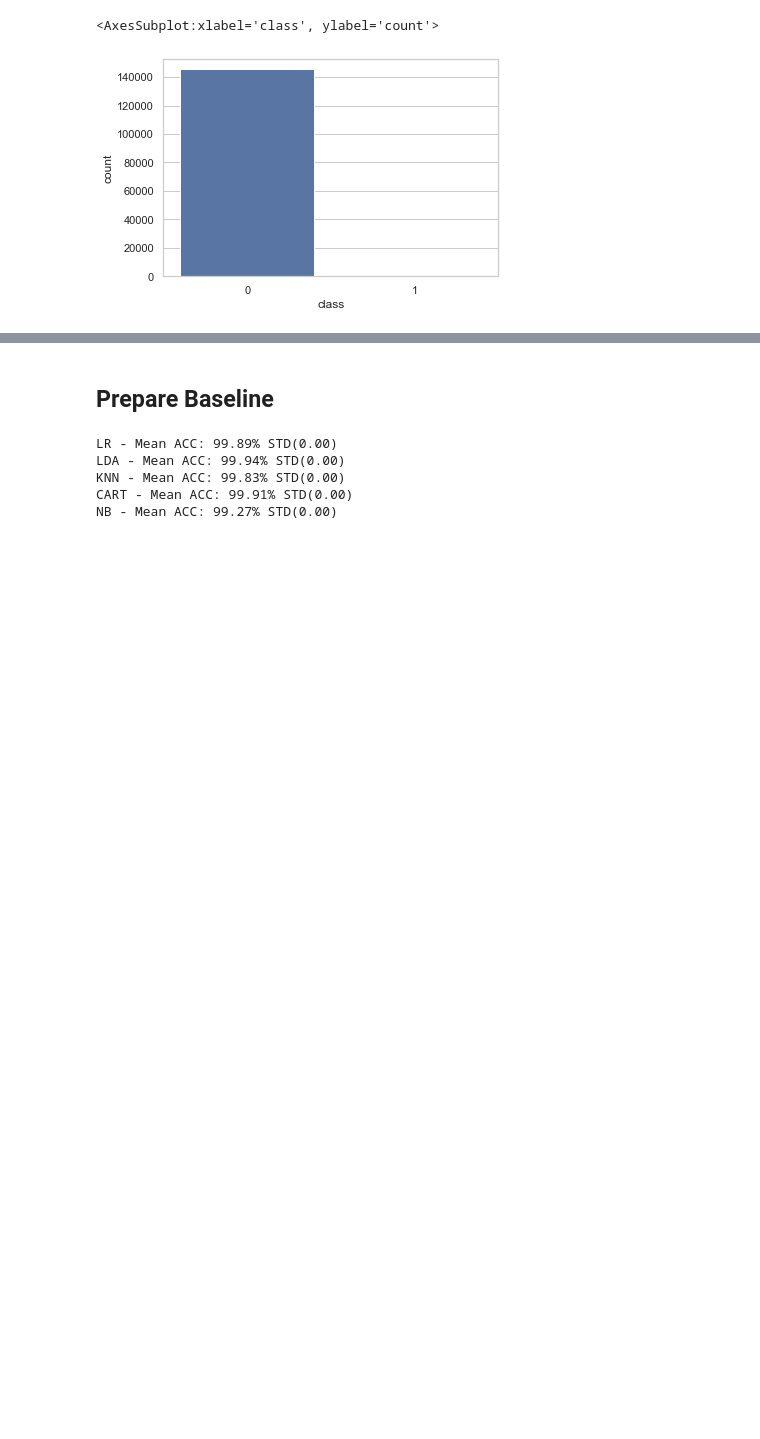
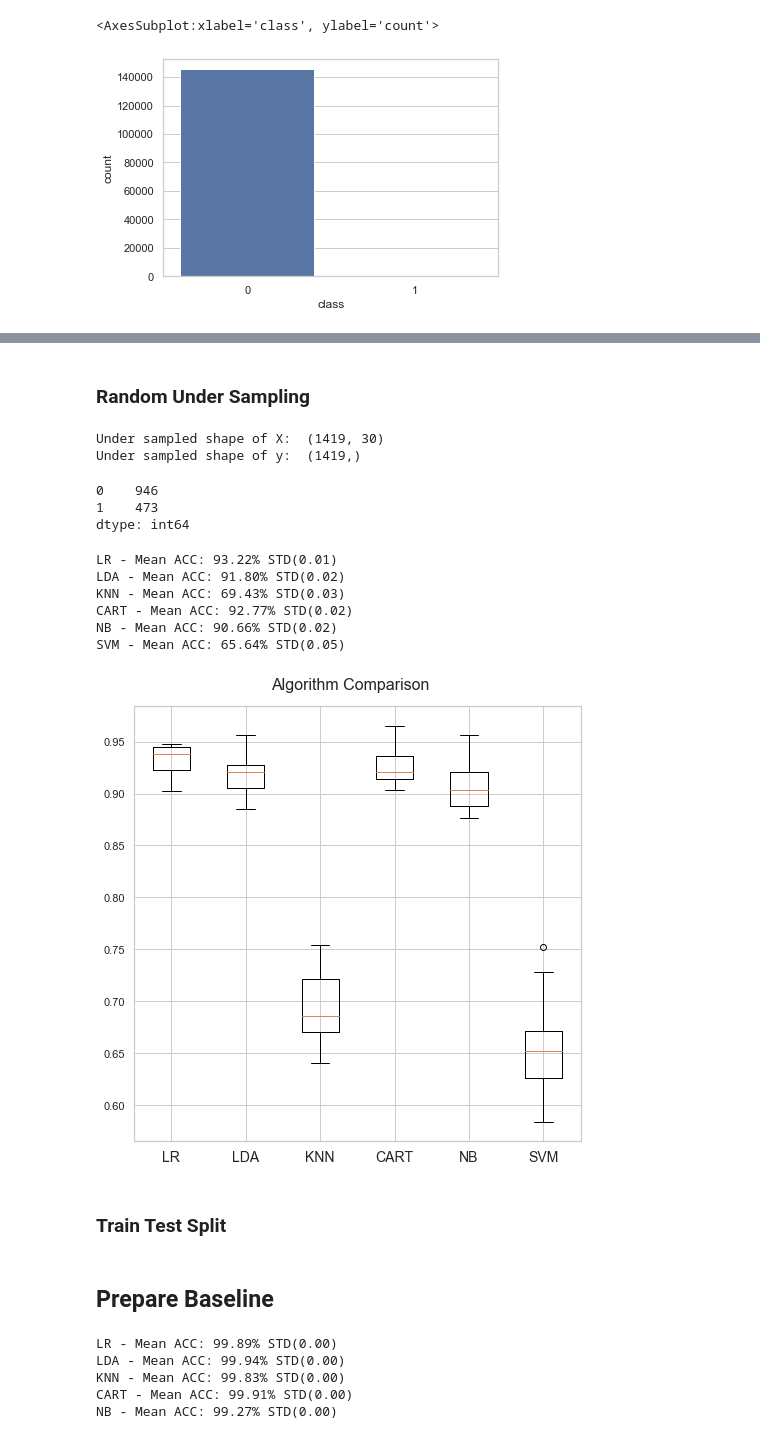
Before and after one commit to muscak/credit-card-fraud-detection, a Jupyter notebook: Credit Card Fraud Detection.ipynb, the cells around one changed output, grey strips where cells are left out. Cells and saved outputs as stored; diff of their text form; code cells hidden in the pictures; blank space fills up the shorter version.

```diff
--- a/Credit Card Fraud Detection.ipynb
+++ b/Credit Card Fraud Detection.ipynb
@@ -289,6 +300,40 @@ Name: class, dtype: int64
+# %% [markdown]
+### Random Under Sampling
 # %%
 x = df.drop('class', axis = 1)
-y = df['class']
+y = df['class'].values
+# %%
+from imblearn.under_sampling import RandomUnderSampler
+
+# Number of the items in the minority class will be 50% of the majority class
+under_sampler = RandomUnderSampler(sampling_strategy=0.5)
+x_under, y_under = under_sampler.fit_resample(x, y)
+print('Under sampled shape of X: ', x_under.shape)
+print('Under sampled shape of y: ', y_under.shape)
+# %% [output]
+Under sampled shape of X:  (1419, 30)
+Under sampled shape of y:  (1419,)
+# %%
+# Check the ratio of classes after undersampling
+pd.DataFrame(y_under).value_counts()
+# %% [output]
+0    946
+1    473
+dtype: int64
+# %%
+x_under_train, x_under_test, y_under_train, y_under_test = train_test_split(x_under, y_under, test_size=0.2, random_state=seed)
+# %%
+evaluate_algorithms(x_under_train, y_under_train)
+# %% [output]
+LR - Mean ACC: 93.22% STD(0.01)
+LDA - Mean ACC: 91.80% STD(0.02)
+KNN - Mean ACC: 69.43% STD(0.03)
+CART - Mean ACC: 92.77% STD(0.02)
+NB - Mean ACC: 90.66% STD(0.02)
+SVM - Mean ACC: 65.64% STD(0.05)
+[figure, added]
+# %% [markdown]
+### Train Test Split
 # %%
 seed = 101
 x_train, x_test, y_train, y_test = train_test_split(x, y, test_size=0.2, random_state=seed)
```
Also changed, not shown: parts of 18 cells of this notebook.
